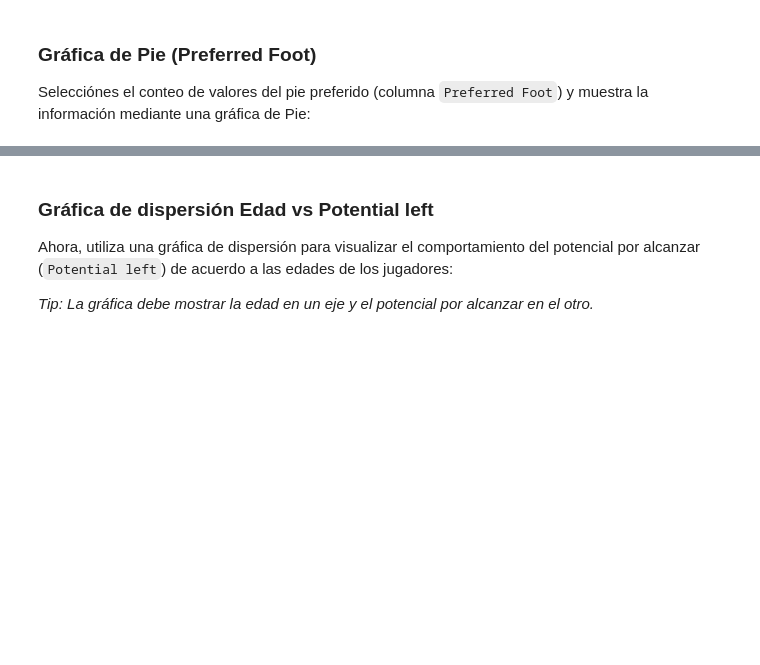
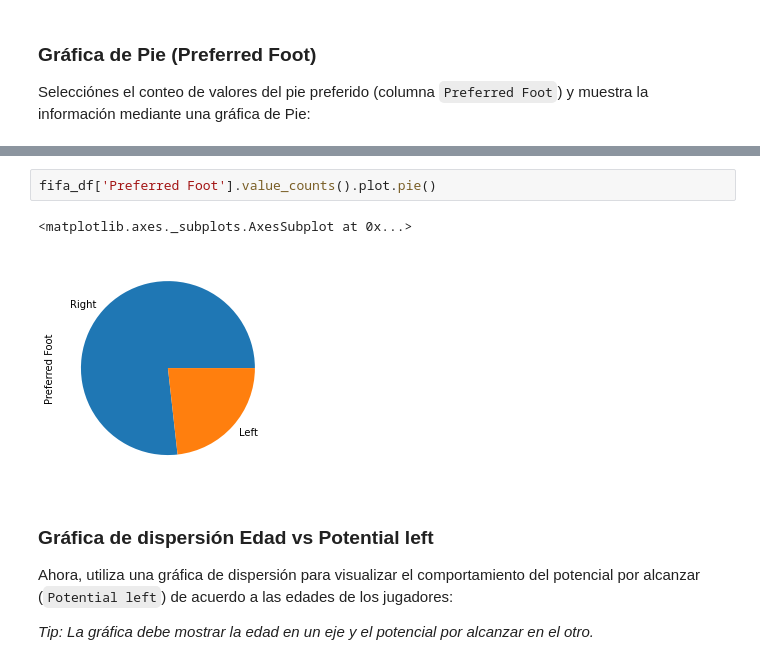
Before and after one commit to Yair0/Aprendizaje_Maquina, a Jupyter notebook: Parcial1/02_Practica3_Pandas.ipynb, the cells around one changed output, grey strips where cells are left out. Cells and saved outputs as stored; diff of their text form; blank space fills up the shorter version.

```diff
--- a/Parcial1/02_Practica3_Pandas.ipynb
+++ b/Parcial1/02_Practica3_Pandas.ipynb
@@ -479,3 +480,8 @@
+# %%
+fifa_df['Preferred Foot'].value_counts().plot.pie()
+# %% [output]
+<matplotlib.axes._subplots.AxesSubplot at 0x...>
+[figure, added]
 # %% [markdown]
 ### Gráfica de dispersión Edad vs Potential left
 
```
Also changed, not shown: parts of 4 cells of this notebook.
